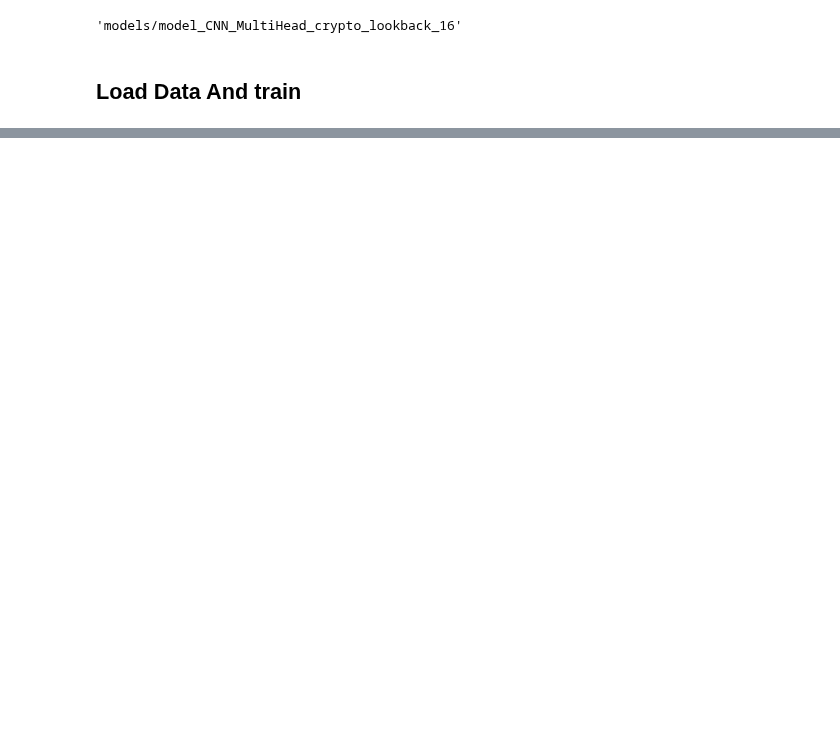
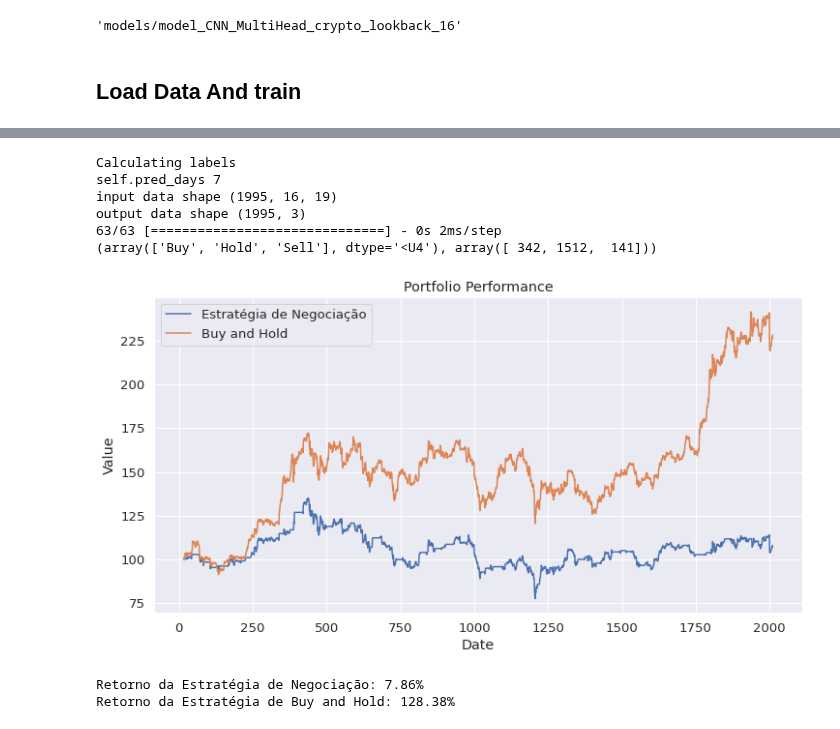
Before and after one commit to brunoodutra/Time_Series_Forecast, a Jupyter notebook: acoes/deep_trade_crypto_classification.ipynb, the cells around one changed output, grey strips where cells are left out. Cells and saved outputs as stored; diff of their text form; code cells hidden in the pictures; blank space fills up the shorter version.

```diff
--- a/acoes/deep_trade_crypto_classification.ipynb
+++ b/acoes/deep_trade_crypto_classification.ipynb
@@ -68,7 +68,8 @@ features_indicators=[ 'Close', 'Open', 'High', 'Low', 'Volume',
 # %%
 
 
-pred_days = int(24/4 * 2)
+#pred_days = int(24/4 * 1)
+pred_days = 7
 buy_sell_threshold=[0.05,-0.05]
 lookback = int(4 * 4)
 batch_size = 16
@@ -149,14 +150,14 @@ def common_layers(input1):
 
 def head_layer(conv_layer, num_classes, activation='linear', output_name=None):
     # ...
-    head = Conv1D(264, (3), padding="same")(conv_layer)
+    head = Conv1D(32, (3), padding="same")(conv_layer)
     head = BatchNormalization()(head)
     head = Activation('relu')(head)
     head = MaxPooling1D(pool_size=(3), strides=2, padding="same")(head)
     head = Dropout(dropout_rate)(head)  # Adicione o dropout aqui
     # ...
     #head=Attention_(units=64)(head)
-    head=Attention_(units=264)(head)
+    head=Attention_(units=32)(head)
     #head = Flatten()(input_data)
     # Adicione a L2 regularization às camadas densas
     x = Dense(256, kernel_regularizer=l2(l2_regularization))(head)
@@ -335,7 +284,7 @@ init_date_object = datetime.datetime.strptime(init_date, '%Y-%m-%d').date()
 date_now = datetime.date.today()
 
 diff_years = date_now.year - init_date_object.year
-year_window = 9
+year_window = 10
 
 
 #cryptos_list = [ 'BTC','ETH','SOL','DOT','FET']
@@ -384,8 +333,8 @@ for i, cryptos in enumerate(cryptos_list):
         print('Test data shape',X_test.shape)
 
         # get train vall and test dataloader
-        X_data_gen_train = FeaturesDataGenerator(cryptos_df[cryptos_df['Date'].isin(T_train)].iloc[:,:], lookback = lookback, pred_days = pred_days, buy_sell_threshold=buy_sell_threshold, shuffle= shuffle, batch_size=batch_size, selected_features = features_indicators, data_augmentation=False, min_max_norm=[min_norm, max_norm])
-        X_data_gen_val = FeaturesDataGenerator(cryptos_df[cryptos_df['Date'].isin(T_val)].iloc[:,:], lookback = lookback, pred_days = pred_days,  buy_sell_threshold=buy_sell_threshold, shuffle= shuffle, batch_size=batch_size, selected_features = features_indicators, data_augmentation=False, min_max_norm=[min_norm, max_norm])
+        X_data_gen_train = FeaturesDataGenerator(cryptos_df[cryptos_df['Date'].isin(T_train)].iloc[:,:], lookback = lookback, pred_days = pred_days, buy_sell_threshold=buy_sell_threshold, shuffle= shuffle, batch_size=batch_size, selected_features = features_indicators, data_augmentation= True, min_max_norm=[min_norm, max_norm])
+        X_data_gen_val = FeaturesDataGenerator(cryptos_df[cryptos_df['Date'].isin(T_val)].iloc[:,:], lookback = lookback, pred_days = pred_days,  buy_sell_threshold=buy_sell_threshold, shuffle= shuffle, batch_size=batch_size, selected_features = features_indicators, data_augmentation= True, min_max_norm=[min_norm, max_norm])
         X_data_gen_test = FeaturesDataGenerator(cryptos_df[cryptos_df['Date'].isin(T_test)].iloc[:,:], lookback = lookback, pred_days = pred_days,  buy_sell_threshold=buy_sell_threshold, shuffle= False, batch_size=batch_size, selected_features = features_indicators, data_augmentation=False, min_max_norm=[min_norm, max_norm])
 
         # get classes weigths
@@ -405,7 +354,7 @@ for i, cryptos in enumerate(cryptos_list):
         weighted_categorical_crossentropy_loss= X_data_gen_train.weighted_categorical_crossentropy(output_class_weights)
 
         loss = weighted_categorical_crossentropy_loss
-
+        #loss = MSE
         for idx_model, model in enumerate(list_of_models):
 
             if idx == 0:
@@ -644,7 +584,7 @@ def generate_signals(signals):
 # Parâmetros iniciais
 symbol=['BTC']
 interval = '4h'
-start_time = '2019-01-01'
+start_time = '2024-01-01'
 initial_balance = 100
 
 # Coleta de dados
@@ -665,35 +605,46 @@ else:
 
     signals = [trade[label] for label in np.argmax(label_pred[:], axis=1)]
     print(np.unique(signals, return_counts=True))
+
     trade_signals=generate_signals(signals)
 
-    trade_signals=signals
+    #trade_signals=signals
     data=data.iloc[-len(signals):,:]
 
 
     backtester = Backtester(initial_balance, data)
     backtester.run(trade_signals)
     #backtester.plot_results()
 
     # Estratégia de buy and hold
     buy_and_hold = Backtester(initial_balance, data)
     signals = ['Buy'] + ['Hold'] * (len(data) - 1)
     buy_and_hold.run(signals)
     buy_and_hold_value = buy_and_hold.portfolio_value
 
     # Plotar resultados
     plt.figure(figsize=(12, 6))
     plt.plot(backtester.data.index, backtester.portfolio_value, label='Estratégia de Negociação')
     plt.plot(buy_and_hold.data.index, buy_and_hold_value, label='Buy and Hold')
     plt.xlabel('Date')
     plt.ylabel('Value')
     plt.title('Portfolio Performance')
     plt.legend()
     plt.show()
 
     # Calcular retorno
     backtester_return = (backtester.portfolio_value[-1] - initial_balance) / initial_balance
     buy_and_hold_return = (buy_and_hold_value[-1] - initial_balance) / initial_balance
 
     print(f"Retorno da Estratégia de Negociação: {backtester_return * 100:.2f}%")
     print(f"Retorno da Estratégia de Buy and Hold: {buy_and_hold_return * 100:.2f}%")
+# %% [output]
+Calculating labels
+self.pred_days 7
+input data shape (1995, 16, 19)
+output data shape (1995, 3)
+63/63 [==============================] - 0s 2ms/step
+(array(['Buy', 'Hold', 'Sell'], dtype='<U4'), array([ 342, 1512,  141]))
+[figure, added]
+Retorno da Estratégia de Negociação: 7.86%
+Retorno da Estratégia de Buy and Hold: 128.38%
```
Also changed, not shown: parts of 9 cells of this notebook, 7 other files.
